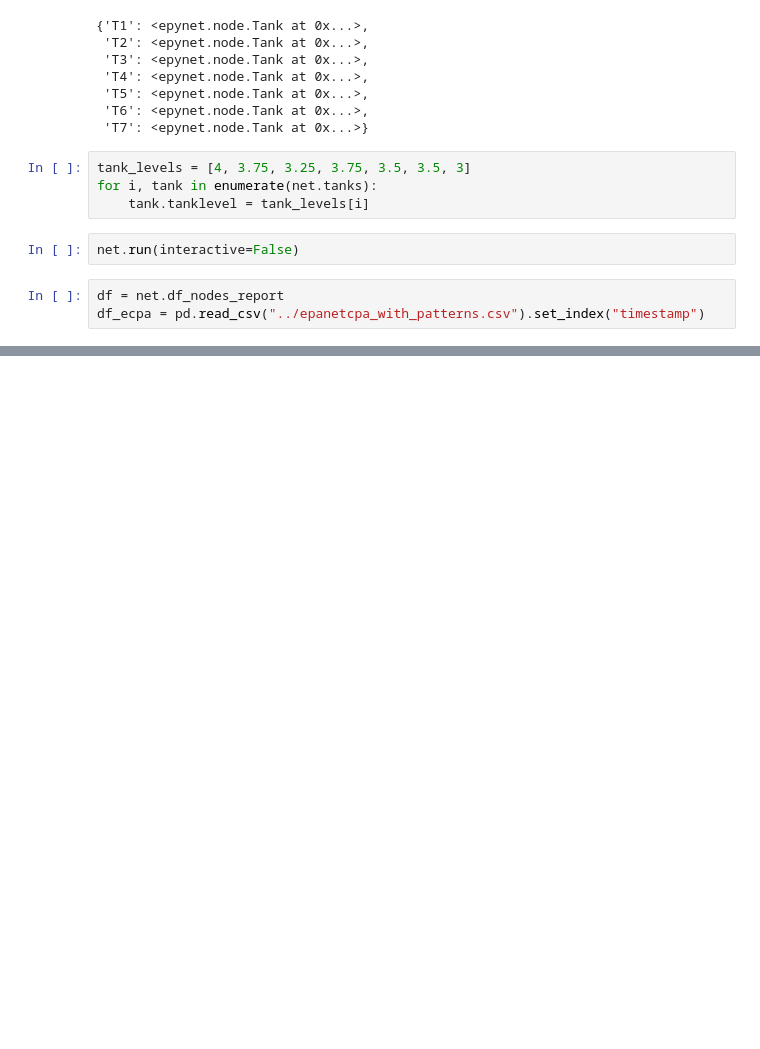
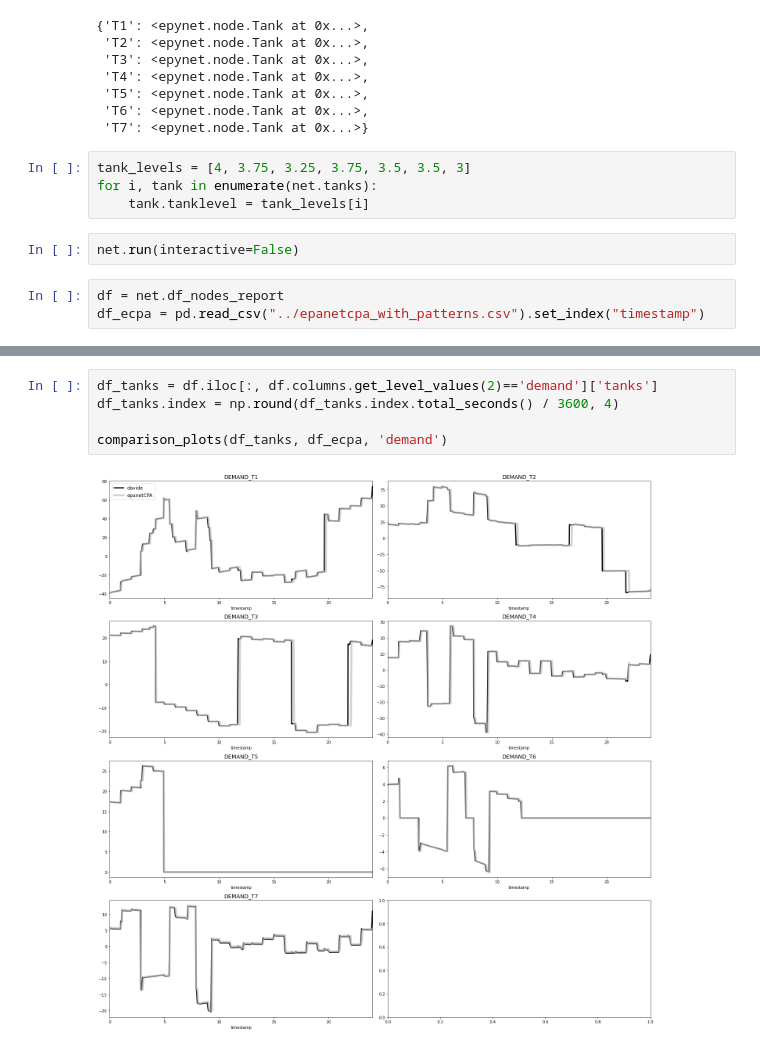
Before and after one commit to Daveonwave/msc_thesis, a Jupyter notebook: notebooks/simul_comparison.ipynb, the cells around one changed output, grey strips where cells are left out. Drawn from its saved outputs; the diff is of its cells as text; blank space fills up the shorter version.

```diff
--- a/notebooks/simul_comparison.ipynb
+++ b/notebooks/simul_comparison.ipynb
@@ -207,0 +224,7 @@ comparison_plots(df_pumps, df_ecpa, 'status')
+# %%
+df_tanks = df.iloc[:, df.columns.get_level_values(2)=='demand']['tanks']
+df_tanks.index = np.round(df_tanks.index.total_seconds() / 3600, 4)
+
+comparison_plots(df_tanks, df_ecpa, 'demand')
+# %% [output]
+[figure, added]
```
Also changed, not shown: parts of 19 cells of this notebook, 10 other files.
